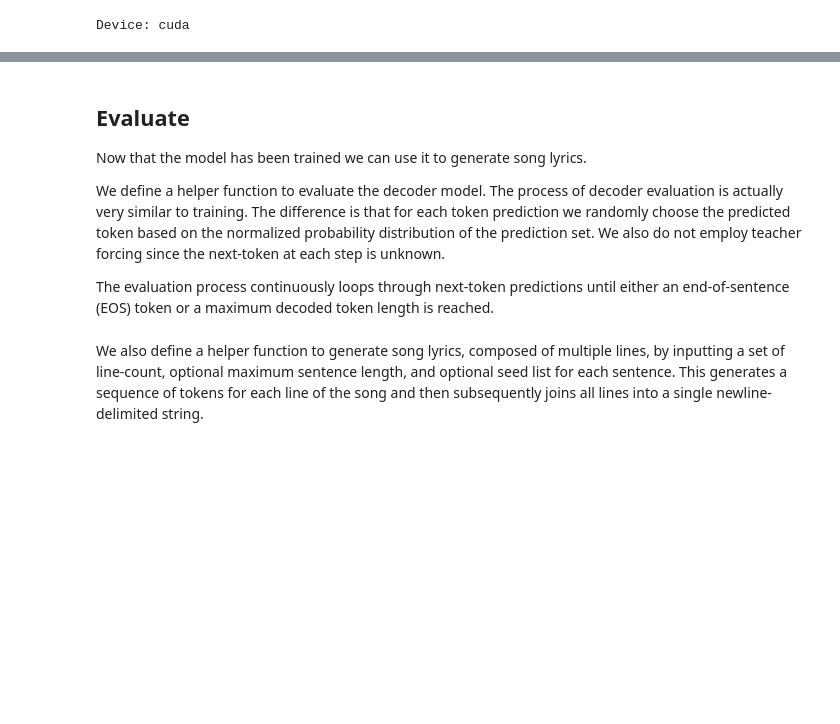
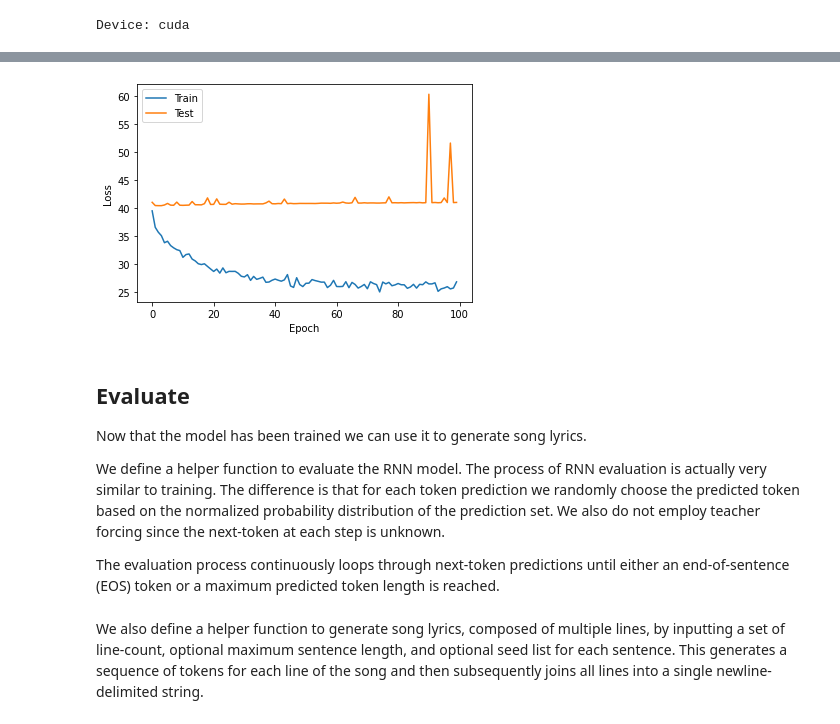
Before and after one commit to zanderman/lyricai, a Jupyter notebook: jupyter_notebooks/model.ipynb, the cells around one changed output, grey strips where cells are left out. Saved outputs shown, nothing was run; the diff lists cells and outputs as text; code cells hidden in the pictures; blank space fills up the shorter version.

```diff
--- a/jupyter_notebooks/model.ipynb
+++ b/jupyter_notebooks/model.ipynb
@@ -82,11 +89,11 @@ def pad_collate(batch):
     sen_pad = torch.nn.utils.rnn.pad_sequence(sentences, batch_first=True, padding_value=0)
     syllables = torch.stack(syllables) # Convert tuple of tensors to single 2D tensor.
     syllables = syllables.reshape(syllables.size(0),1,syllables.size(1)) # Convert to 3D.
-    syllables = syllables.repeat_interleave(sen_pad.size(1), dim=1) # Duplicate syllable count for every word in each sentence.
     return (sen_pad,syllables,sen_lens,)
 # %% [markdown]
 With the dataset and collation function defined we can now construct a `dataloader`, which will allow us to iterate over the lyrics dataset in batches. All training will be done using this loader object.
 # %%
 # Construct data loader.
-dataloader = torch.utils.data.DataLoader(dataset, batch_size=32, shuffle=True, num_workers=2, collate_fn=pad_collate)
+train_loader = torch.utils.data.DataLoader(train_subset, batch_size=32, shuffle=True, num_workers=2, collate_fn=pad_collate)
+test_loader = torch.utils.data.DataLoader(test_subset, batch_size=32, shuffle=True, num_workers=2, collate_fn=pad_collate)
 # %% [markdown]
@@ -106,7 +113,7 @@ The model is generalized to support variable-length sequences by requiring input
 
 For each forward pass of the model it outputs the **current token prediction** (from the fully-connected layer), the **lengths of the sequence predictions** (required for packed padded input sequences), and the **LSTM output hidden and cell states**. This allows the LSTM hidden and cell states to be fed back into subsequent forward passes to retain sequence memory.
 # %%
-class SentenceRNN(torch.nn.Module):
+class TokenRNN(torch.nn.Module):
 
     def __init__(self, n_hidden: int, n_vocab: int, n_layers: int, dropout: float = 0., bidirectional: bool = False):
         super().__init__()
@@ -288,8 +369,8 @@ def train(decoder, loader, epochs, optimizer_decoder, criterion, device='cpu', t
 # Length of vocabulary.
 n_words = len(dataset.index2token)
 
-# Decoder.
-decoder = SentenceRNN(
+# RNN.
+rnn = TokenRNN(
     n_vocab=n_words,
     n_hidden=256,
     n_layers=1,
@@ -357,9 +452,20 @@ Saved decoder model: /content/gdrive/My Drive/Virginia Tech/graduate/courses/202
+# %%
+# Plot the losses
+import matplotlib.pyplot as plt
+plt.plot(train_loss_rounds.flatten(), label='Train')
+plt.plot(test_loss_rounds.flatten(), label='Test')
+plt.xlabel('Epoch')
+plt.ylabel('Loss')
+plt.legend()
+plt.savefig(os.path.join(root_path,dataset_path,'loss_nsyl.png'), dpi=150, bbox_inches='tight')
+# %% [output]
+[figure, added]
 # %% [markdown]
 ## Evaluate
 
 Now that the model has been trained we can use it to generate song lyrics.
 
-We define a helper function to evaluate the decoder model. The process of decoder evaluation is actually very similar to training. The difference is that for each token prediction we randomly choose the predicted token based on the normalized probability distribution of the prediction set. We also do not employ teacher forcing since the next-token at each step is unknown.
+We define a helper function to evaluate the RNN model. The process of RNN evaluation is actually very similar to training. The difference is that for each token prediction we randomly choose the predicted token based on the normalized probability distribution of the prediction set. We also do not employ teacher forcing since the next-token at each step is unknown.
 
-The evaluation process continuously loops through next-token predictions until either an end-of-sentence (EOS) token or a maximum decoded token length is reached.
+The evaluation process continuously loops through next-token predictions until either an end-of-sentence (EOS) token or a maximum predicted token length is reached.
 # %%
```
Also changed, not shown: parts of 17 cells of this notebook.
